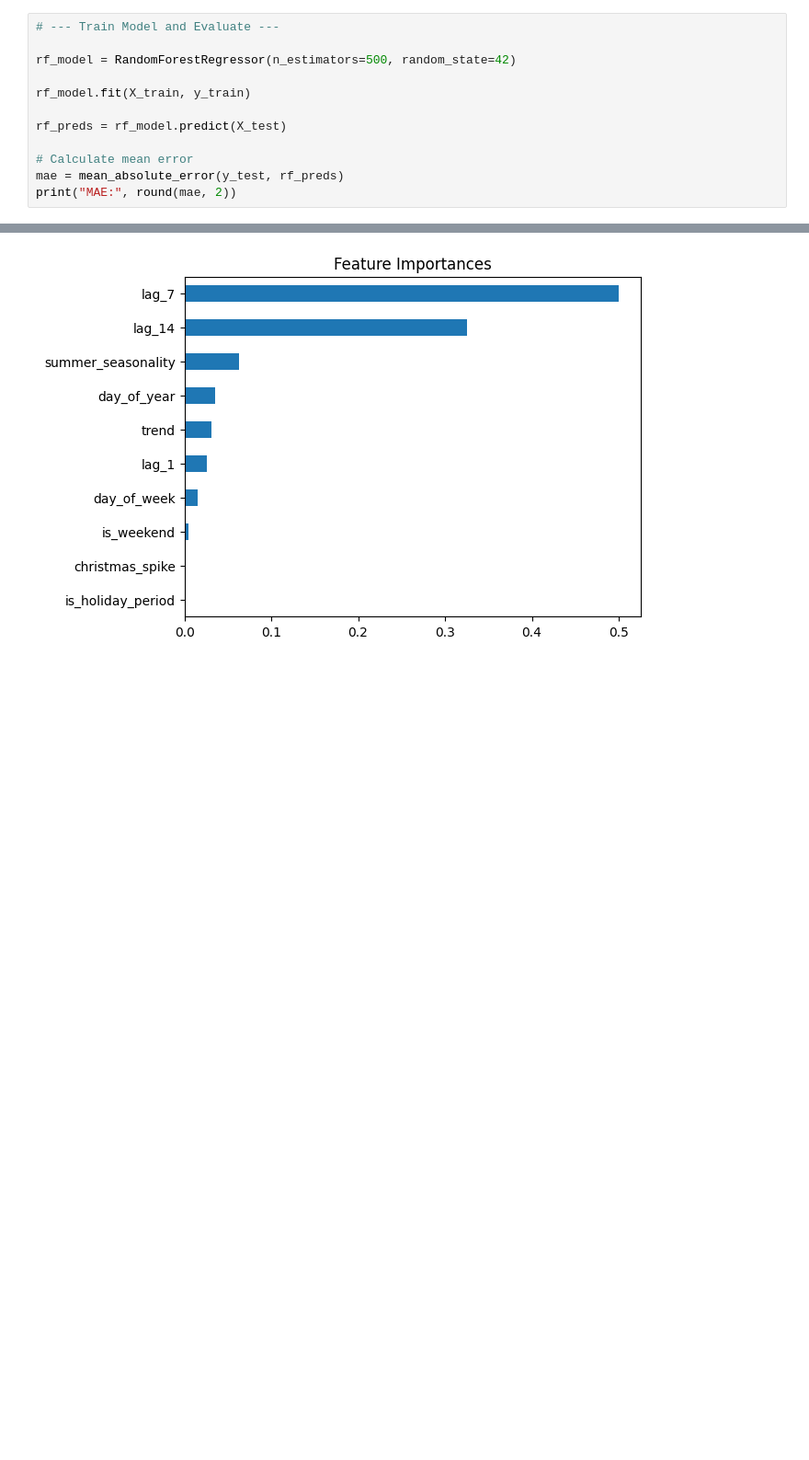
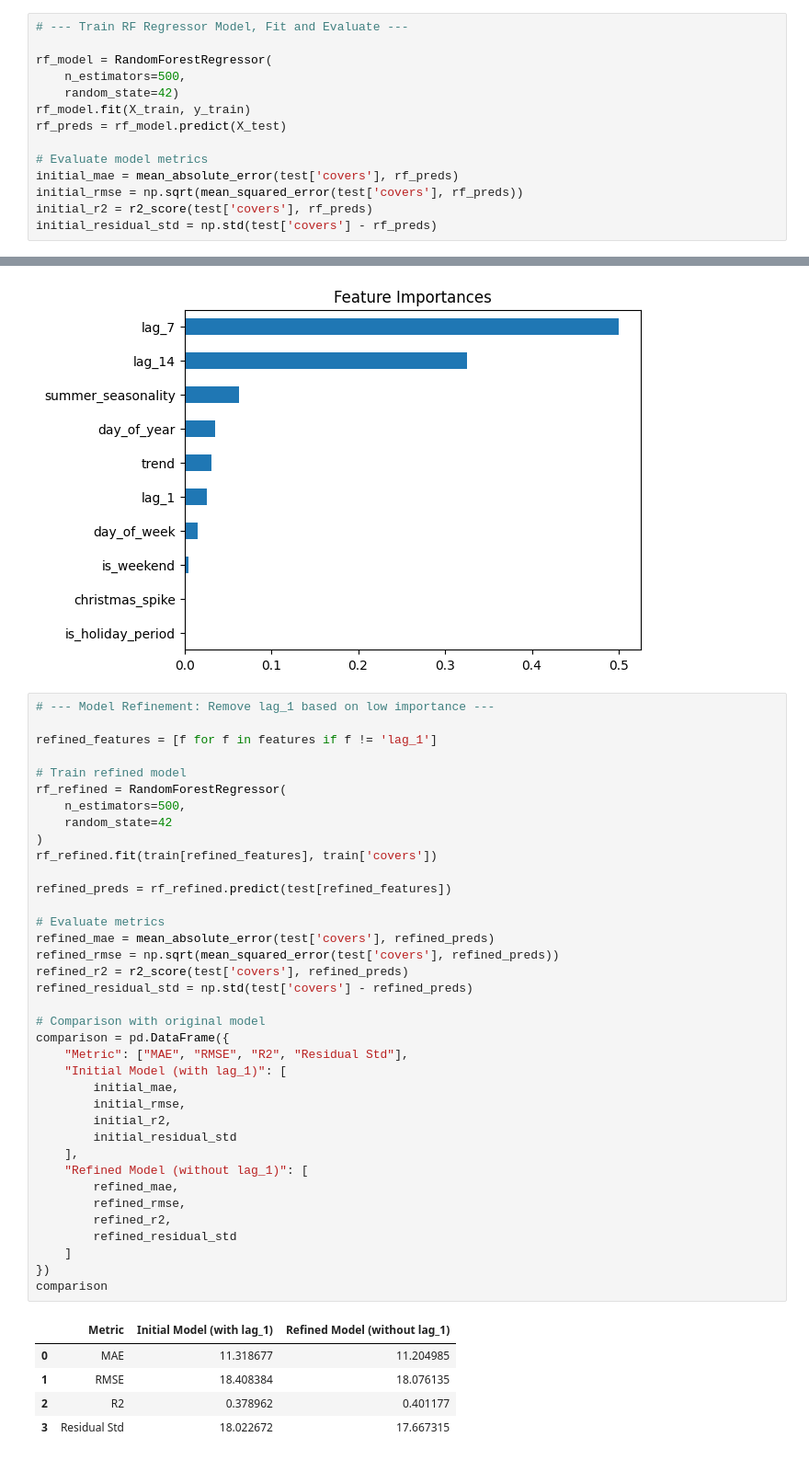
Before and after one commit to davidsaridakis/restaurant-inventory-project, a Jupyter notebook: notebooks/forecasting_model.ipynb, the cells around one changed output, grey strips where cells are left out. Shown at 92% size. Saved outputs shown, nothing was run; the diff lists cells and outputs as text; blank space fills up the shorter version.

```diff
--- a/notebooks/forecasting_model.ipynb
+++ b/notebooks/forecasting_model.ipynb
@@ -81,14 +87,16 @@ print("Test rows:", len(test))
 Train rows: 286
 Test rows: 65
 # %%
-# --- Train Model and Evaluate ---
+# --- Train RF Regressor Model, Fit and Evaluate ---
 
-rf_model = RandomForestRegressor(n_estimators=500, random_state=42)
-
+rf_model = RandomForestRegressor(
+    n_estimators=500,
+    random_state=42)
 rf_model.fit(X_train, y_train)
-
 rf_preds = rf_model.predict(X_test)
 
-# Calculate mean error
-mae = mean_absolute_error(y_test, rf_preds)
-print("MAE:", round(mae, 2))
+# Evaluate model metrics
+initial_mae = mean_absolute_error(test['covers'], rf_preds)
+initial_rmse = np.sqrt(mean_squared_error(test['covers'], rf_preds))
+initial_r2 = r2_score(test['covers'], rf_preds)
+initial_residual_std = np.std(test['covers'] - rf_preds)
@@ -117,3 +124,46 @@ plt.title('Feature Importances')
 plt.show()
 # %% [output]
 [figure]
+# %%
+# --- Model Refinement: Remove lag_1 based on low importance ---
+
+refined_features = [f for f in features if f != 'lag_1']
+
+# Train refined model
+rf_refined = RandomForestRegressor(
+    n_estimators=500,
+    random_state=42
+)
+rf_refined.fit(train[refined_features], train['covers'])
+
+refined_preds = rf_refined.predict(test[refined_features])
+
+# Evaluate metrics
+refined_mae = mean_absolute_error(test['covers'], refined_preds)
+refined_rmse = np.sqrt(mean_squared_error(test['covers'], refined_preds))
+refined_r2 = r2_score(test['covers'], refined_preds)
+refined_residual_std = np.std(test['covers'] - refined_preds)
+
+# Comparison with original model
+comparison = pd.DataFrame({
+    "Metric": ["MAE", "RMSE", "R2", "Residual Std"],
+    "Initial Model (with lag_1)": [
+        initial_mae,
+        initial_rmse,
+        initial_r2,
+        initial_residual_std
+    ],
+    "Refined Model (without lag_1)": [
+        refined_mae,
+        refined_rmse,
+        refined_r2,
+        refined_residual_std
+    ]
+})
+comparison
+# %% [output]
+|  | Metric | Initial Model (with lag_1) | Refined Model (without lag_1) |
+| 0 | MAE | 11.318677 | 11.204985 |
+| 1 | RMSE | 18.408384 | 18.076135 |
+| 2 | R2 | 0.378962 | 0.401177 |
+| 3 | Residual Std | 18.022672 | 17.667315 |
```
Also changed, not shown: parts of 20 cells of this notebook, 2 other files.
